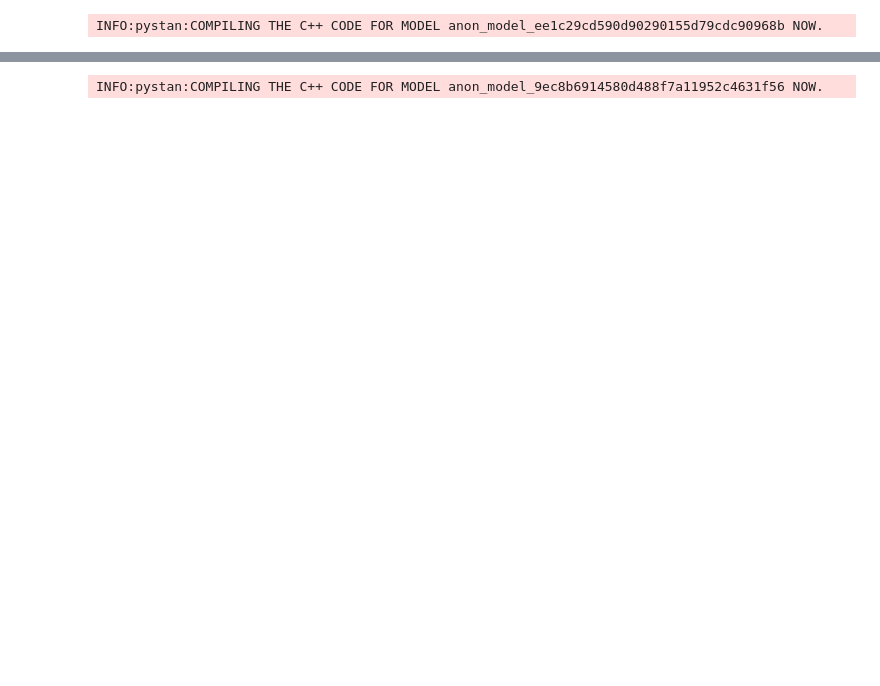
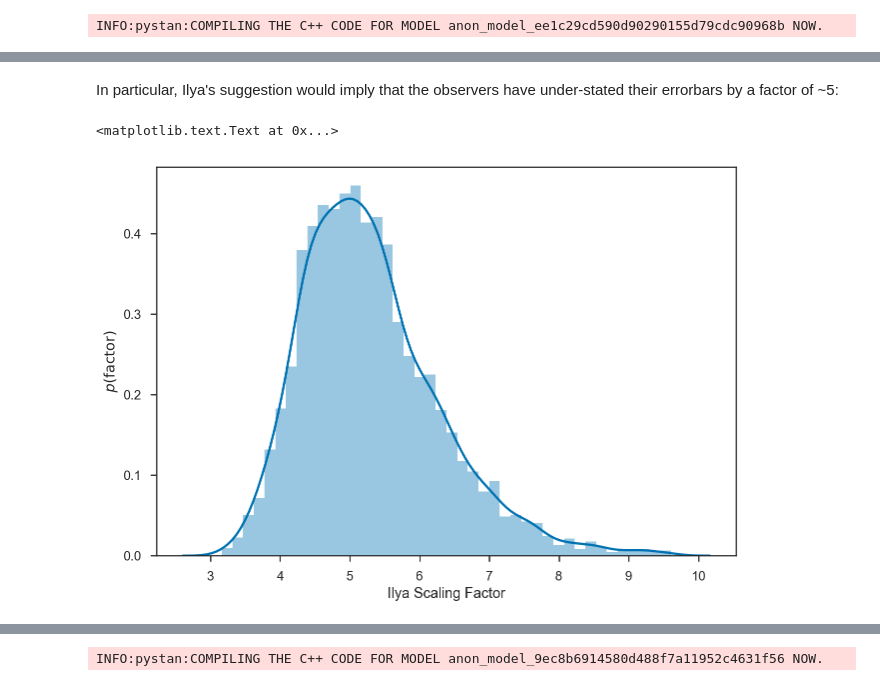
Before and after one commit to farr/GWDataAnalysisSummerSchool, a Jupyter notebook: lecture1/lecture1.ipynb, the cells around one changed output, grey strips where cells are left out. Saved outputs shown, nothing was run; the diff lists cells and outputs as text; code cells hidden in the pictures; blank space fills up the shorter version.

```diff
--- a/lecture1/lecture1.ipynb
+++ b/lecture1/lecture1.ipynb
@@ -172,3 +178,12 @@ samples_ilya = fit.extract(permuted=True)
+# %% [markdown]
+In particular, Ilya's suggestion would imply that the observers have under-stated their errorbars by a factor of ~5:
+# %%
+sns.distplot(samples_ilya['ilyas_idiot_factor'])
+xlabel('Ilya Scaling Factor')
+ylabel(r'$p\left( \mathrm{factor} \right)$')
+# %% [output]
+<matplotlib.text.Text at 0x...>
+[figure, added]
 # %%
 plot_errorbands(linspace(np.min(table1['x'][ex1N0:]), np.max(table1['x'][ex1N0:]), 1000), samples_ilya['m'], samples_ilya['b'])
 plot_ytrues_no_scatter(table1['x'][ex1N0:], samples_ilya['m'], samples_ilya['b'], color='g')
```
Also changed, not shown: parts of 29 cells of this notebook, 3 other files.
